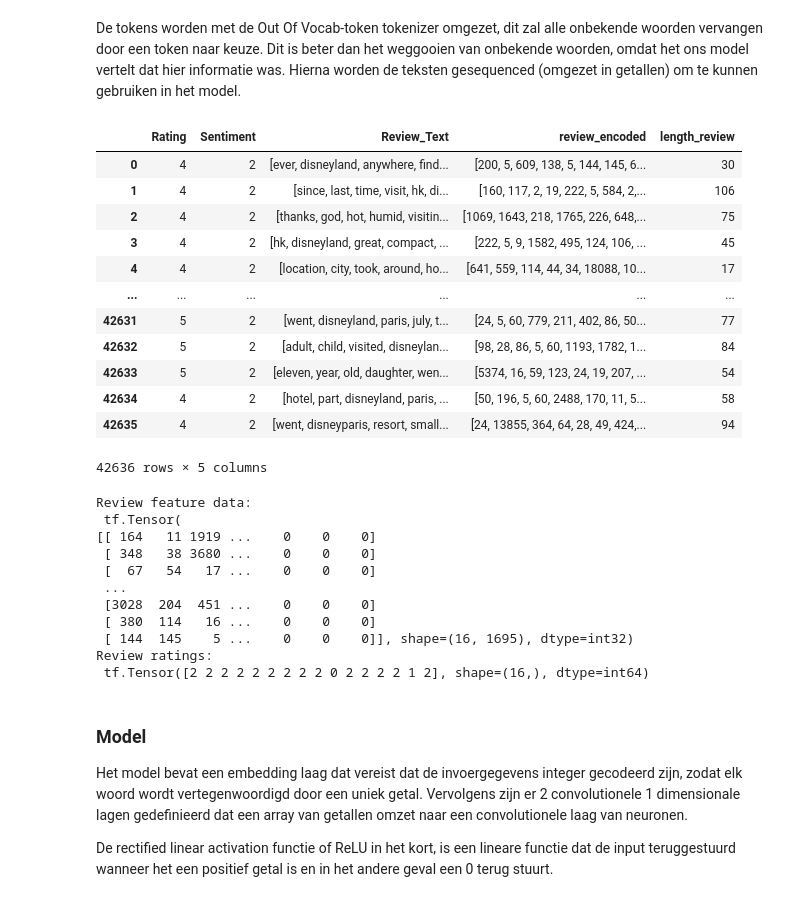
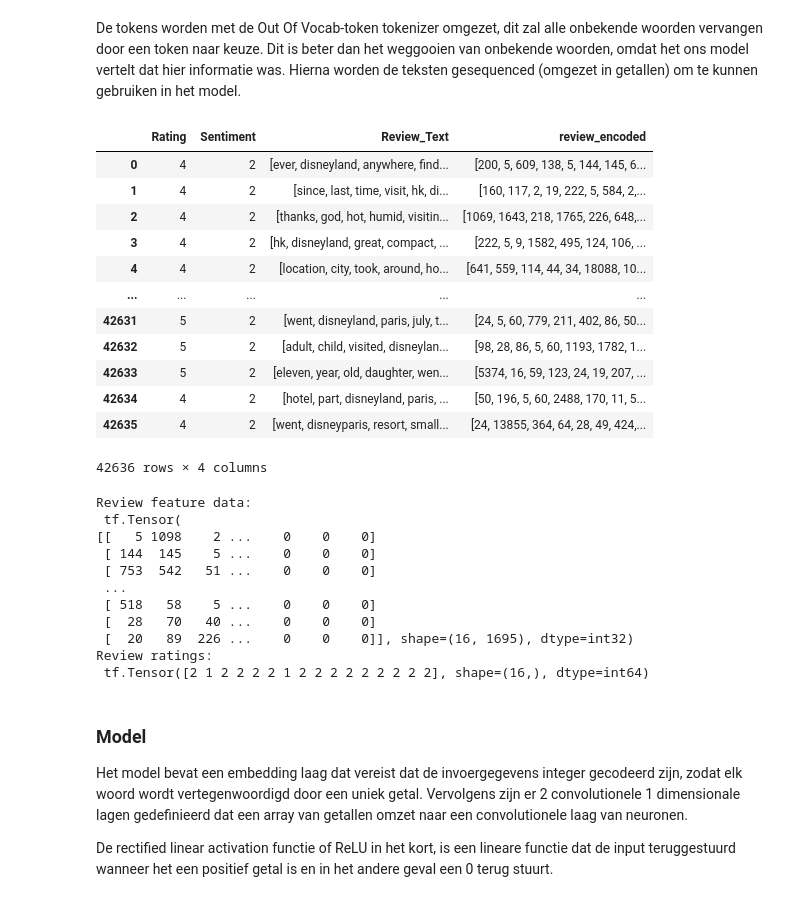
Before and after one commit to Xevro/NLP-Disney-reviews, a Jupyter notebook: Homework NLP/HomeworkNLP.ipynb, the cells around one changed output. Cells and saved outputs as stored; diff of their text form; code cells hidden in the pictures.

```diff
--- a/Homework NLP/HomeworkNLP.ipynb
+++ b/Homework NLP/HomeworkNLP.ipynb
@@ -382,8 +382,7 @@ In de kolom `tokenized` wordt voor elke review een array van woorden bijgehouden
 # %%
 def tokenize(text):
     tokenizer = RegexpTokenizer(r'\w+')
-    tokens = tokenizer.tokenize(text)
-    return [word.lower() for word in tokens if word.isalpha()]
+    return [word.lower() for word in  tokenizer.tokenize(text) if word.isalpha()]
 
 df['tokenized'] = df.apply(lambda row: tokenize(row['Review_Text']), axis=1)
 # %% [markdown]
@@ -937,25 +936,24 @@ De tokens worden met de Out Of Vocab-token tokenizer omgezet, dit zal alle onbek
 # %%
 tokenizer = tf.keras.preprocessing.text.Tokenizer(oov_token=True)
 tokenizer.fit_on_texts(reviews_data)
 
 rnndf['review_encoded'] = tokenizer.texts_to_sequences(reviews_data)
-rnndf['length_review'] = rnndf['review_encoded'].apply(lambda x: len(x))
-rnndf = rnndf[rnndf['length_review'] != 0]
+#rnndf['length_review'] = rnndf['review_encoded'].apply(lambda x: len(x))
 rnndf
 # %% [output]
-|  | Rating | Sentiment | Review_Text | review_encoded | length_review |
-| 0 | 4 | 2 | [ever, disneyland, anywhere, find... | [200, 5, 609, 138, 5, 144, 145, 6... | 30 |
-| 1 | 4 | 2 | [since, last, time, visit, hk, di... | [160, 117, 2, 19, 222, 5, 584, 2,... | 106 |
-| 2 | 4 | 2 | [thanks, god, hot, humid, visitin... | [1069, 1643, 218, 1765, 226, 648,... | 75 |
-| 3 | 4 | 2 | [hk, disneyland, great, compact, ... | [222, 5, 9, 1582, 495, 124, 106, ... | 45 |
-| 4 | 4 | 2 | [location, city, took, around, ho... | [641, 559, 114, 44, 34, 18088, 10... | 17 |
-| ... | ... | ... | ... | ... | ... |
-| 42631 | 5 | 2 | [went, disneyland, paris, july, t... | [24, 5, 60, 779, 211, 402, 86, 50... | 77 |
-| 42632 | 5 | 2 | [adult, child, visited, disneylan... | [98, 28, 86, 5, 60, 1193, 1782, 1... | 84 |
-| 42633 | 5 | 2 | [eleven, year, old, daughter, wen... | [5374, 16, 59, 123, 24, 19, 207, ... | 54 |
-| 42634 | 4 | 2 | [hotel, part, disneyland, paris, ... | [50, 196, 5, 60, 2488, 170, 11, 5... | 58 |
-| 42635 | 4 | 2 | [went, disneyparis, resort, small... | [24, 13855, 364, 64, 28, 49, 424,... | 94 |
+|  | Rating | Sentiment | Review_Text | review_encoded |
+| 0 | 4 | 2 | [ever, disneyland, anywhere, find... | [200, 5, 609, 138, 5, 144, 145, 6... |
+| 1 | 4 | 2 | [since, last, time, visit, hk, di... | [160, 117, 2, 19, 222, 5, 584, 2,... |
+| 2 | 4 | 2 | [thanks, god, hot, humid, visitin... | [1069, 1643, 218, 1765, 226, 648,... |
+| 3 | 4 | 2 | [hk, disneyland, great, compact, ... | [222, 5, 9, 1582, 495, 124, 106, ... |
+| 4 | 4 | 2 | [location, city, took, around, ho... | [641, 559, 114, 44, 34, 18088, 10... |
+| ... | ... | ... | ... | ... |
+| 42631 | 5 | 2 | [went, disneyland, paris, july, t... | [24, 5, 60, 779, 211, 402, 86, 50... |
+| 42632 | 5 | 2 | [adult, child, visited, disneylan... | [98, 28, 86, 5, 60, 1193, 1782, 1... |
+| 42633 | 5 | 2 | [eleven, year, old, daughter, wen... | [5374, 16, 59, 123, 24, 19, 207, ... |
+| 42634 | 4 | 2 | [hotel, part, disneyland, paris, ... | [50, 196, 5, 60, 2488, 170, 11, 5... |
+| 42635 | 4 | 2 | [went, disneyparis, resort, small... | [24, 13855, 364, 64, 28, 49, 424,... |
-42636 rows × 5 columns
+42636 rows × 4 columns
 # %%
 reviews_pad = pad_sequences(rnndf['review_encoded'], padding='post')
 # %%
@@ -975,15 +973,15 @@ for review, rating in train_data.take(1):
 # %% [output]
 Review feature data:
  tf.Tensor(
-[[ 164   11 1919 ...    0    0    0]
- [ 348   38 3680 ...    0    0    0]
- [  67   54   17 ...    0    0    0]
+[[   5 1098    2 ...    0    0    0]
+ [ 144  145    5 ...    0    0    0]
+ [ 753  542   51 ...    0    0    0]
  ...
- [3028  204  451 ...    0    0    0]
- [ 380  114   16 ...    0    0    0]
- [ 144  145    5 ...    0    0    0]], shape=(16, 1695), dtype=int32)
+ [ 518   58    5 ...    0    0    0]
+ [  28   70   40 ...    0    0    0]
+ [  20   89  226 ...    0    0    0]], shape=(16, 1695), dtype=int32)
 Review ratings:
- tf.Tensor([2 2 2 2 2 2 2 2 2 0 2 2 2 2 1 2], shape=(16,), dtype=int64)
+ tf.Tensor([2 1 2 2 2 2 1 2 2 2 2 2 2 2 2 2], shape=(16,), dtype=int64)
 # %%
 vocab_size = len(tokenizer.word_index)
 # %% [markdown]
```
Also changed, not shown: parts of 11 cells of this notebook.
